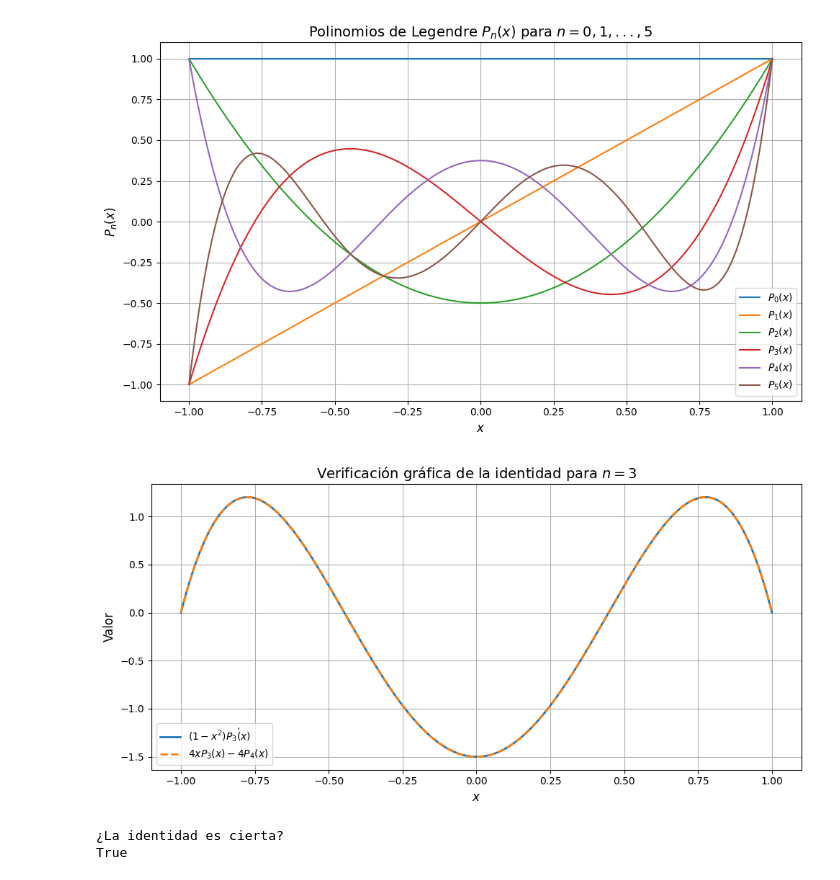
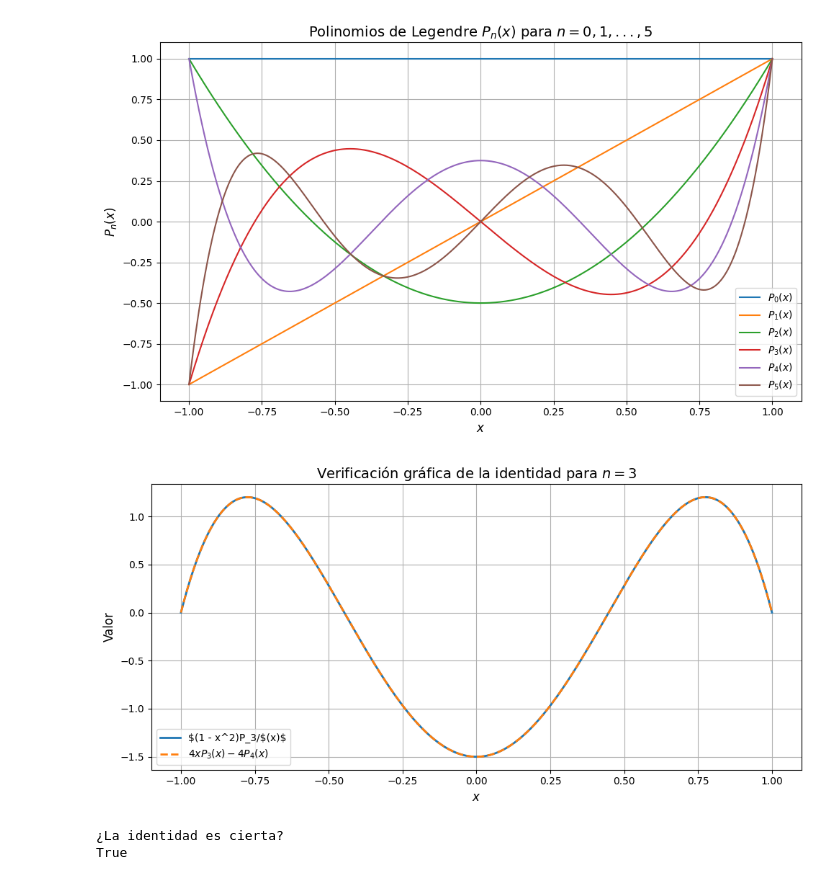
Before and after one commit to lilian662/EDO, a Jupyter notebook: 07_05_25EDPI.ipynb, the cells around one changed output. Drawn from its saved outputs; the diff is of its cells as text; code cells hidden in the pictures.

```diff
--- a/07_05_25EDPI.ipynb
+++ b/07_05_25EDPI.ipynb
@@ -28,36 +28,36 @@ plt.tight_layout()
 plt.show()
 
 # ==============================
-# ---(b) Verificar gráficamente: (1 - x²)Pₙ'(x) = (n+1)xPₙ(x) - (n+1)Pₙ₊₁(x)
+# ---(b) Verificar gráficamente: (1 - x²)Pn'(x) = (n+1)xPn(x) - (n+1)Pn+1(x)
 # ==============================
 # Usamos sympy para trabajar con expresiones simbólicas
 Pn_sym = sp.legendre(n, x)
 Pn1_sym = sp.legendre(n + 1, x)
 
 # Lado izquierdo: (1 - x²) * Pn'(x)
 lhs_expr = (1 - x**2) * sp.diff(Pn_sym, x)
 
 # Lado derecho: (n + 1)xPn(x) - (n + 1)Pn+1(x)
 rhs_expr = (n + 1) * x * Pn_sym - (n + 1) * Pn1_sym
 
 # Convertir a funciones numéricas con lambdify
 lhs_func = sp.lambdify(x, lhs_expr, 'numpy')
 rhs_func = sp.lambdify(x, rhs_expr, 'numpy')
 
 # Graficar ambos lados
 plt.figure(figsize=(10, 5))
-plt.plot(x_vals, lhs_func(x_vals), label=r'$(1 - x^2)P_3'(x)$', linewidth=2)
+plt.plot(x_vals, lhs_func(x_vals), label=r'$(1 - x^2)P_3/$(x)$', linewidth=2)
 plt.plot(x_vals, rhs_func(x_vals), '--', label=r'$4xP_3(x) - 4P_4(x)$', linewidth=2)
 plt.title('Verificación gráfica de la identidad para $n = 3$', fontsize=14)
 plt.xlabel('$x$', fontsize=12)
 plt.ylabel('Valor', fontsize=12)
 plt.legend()
 plt.grid(True)
 plt.tight_layout()
 plt.show()
 # %% [output]
 [figure]
-[figure, old version]
+[figure, new version]
 # %%
 import sympy as sp
 #---(c) mostrar que cumple, es decir igualada a 0
```
